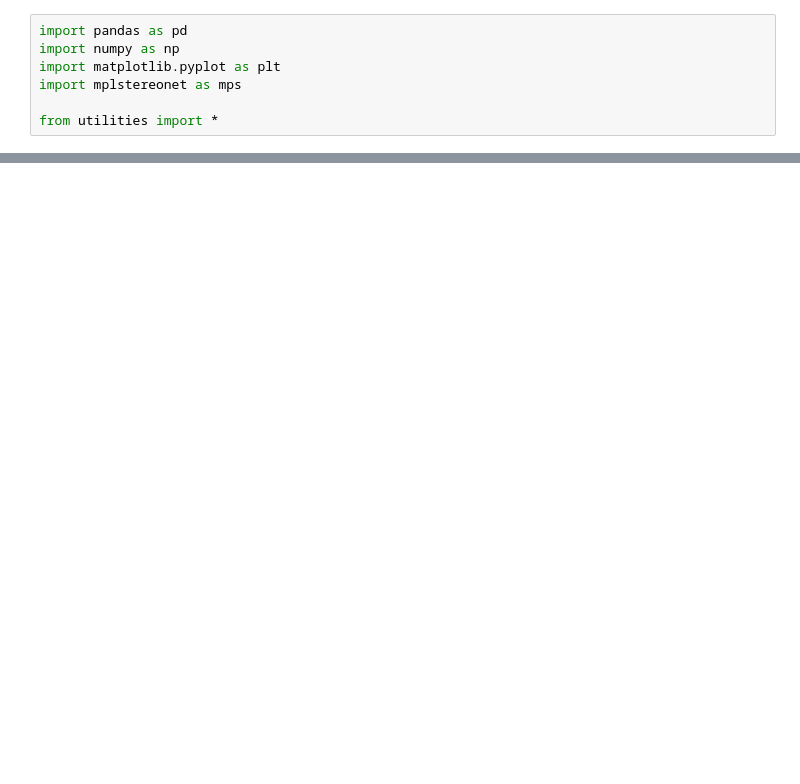
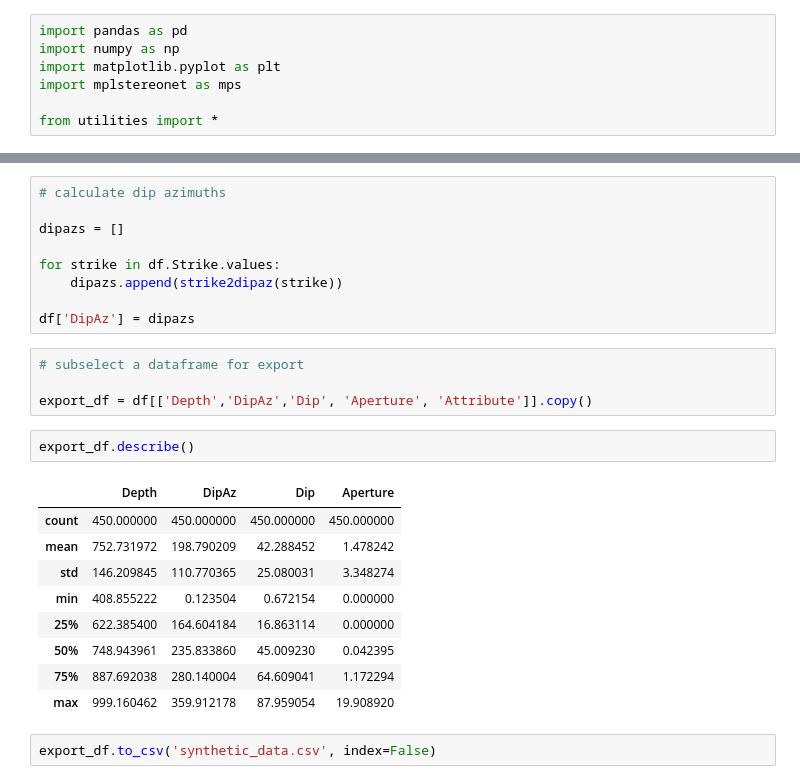
Before and after one commit to ICWallis/borehole-image-analysis-with-python, a Jupyter notebook: 0_Synthetic data.ipynb, the cells around one changed output, grey strips where cells are left out. Drawn from its saved outputs; the diff is of its cells as text; blank space fills up the shorter version.

```diff
--- a/0_Synthetic data.ipynb
+++ b/0_Synthetic data.ipynb
@@ -78,0 +128,27 @@ axes[0].set_ylabel('Frequency')
+# %%
+# calculate dip azimuths
+
+dipazs = []
+
+for strike in df.Strike.values:
+    dipazs.append(strike2dipaz(strike))
+
+df['DipAz'] = dipazs
+# %%
+# subselect a dataframe for export
+
+export_df = df[['Depth','DipAz','Dip', 'Aperture', 'Attribute']].copy()
+# %%
+export_df.describe()
+# %% [output]
+|  | Depth | DipAz | Dip | Aperture |
+| count | 450.000000 | 450.000000 | 450.000000 | 450.000000 |
+| mean | 752.731972 | 198.790209 | 42.288452 | 1.478242 |
+| std | 146.209845 | 110.770365 | 25.080031 | 3.348274 |
+| min | 408.855222 | 0.123504 | 0.672154 | 0.000000 |
+| 25% | 622.385400 | 164.604184 | 16.863114 | 0.000000 |
+| 50% | 748.943961 | 235.833860 | 45.009230 | 0.042395 |
+| 75% | 887.692038 | 280.140004 | 64.609041 | 1.172294 |
+| max | 999.160462 | 359.912178 | 87.959054 | 19.908920 |
+# %%
+export_df.to_csv('synthetic_data.csv', index=False)
```
Also changed, not shown: parts of 9 cells of this notebook, 4 other files.
